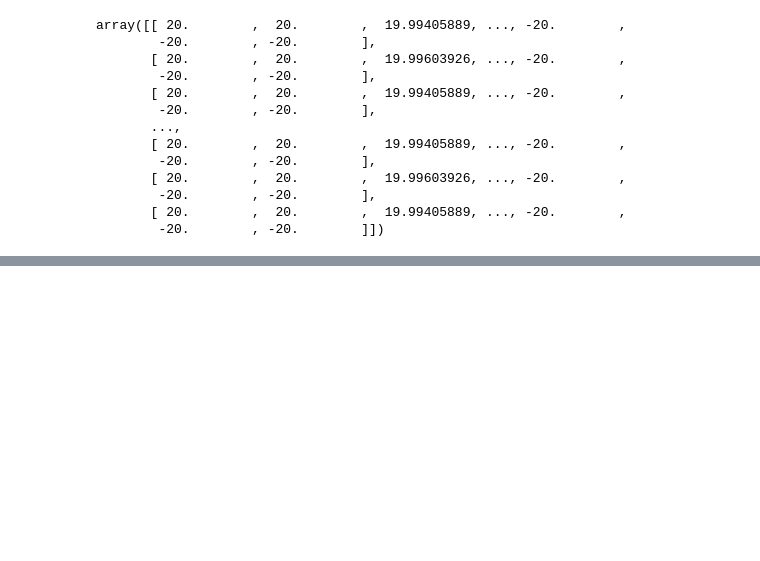
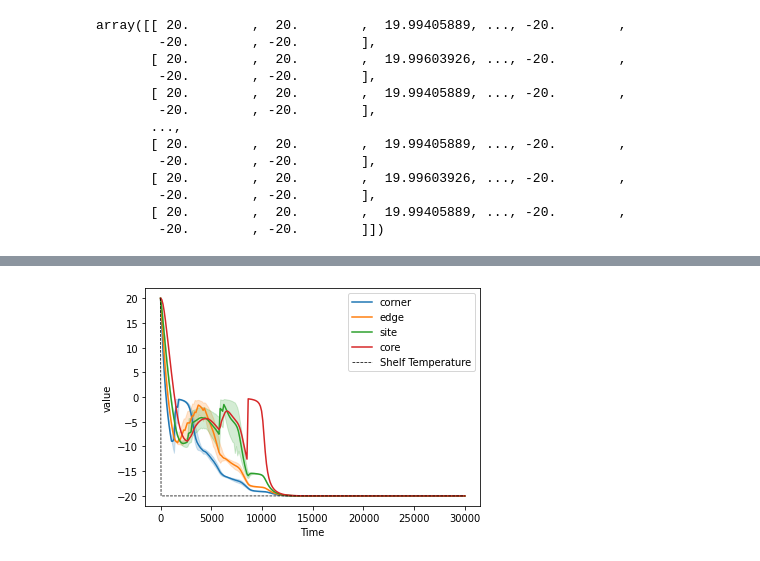
Before and after one commit to SPL-ethz/snow, a Jupyter notebook: development/Release_v1.1/validation_snowflake.ipynb, the cells around one changed output, grey strips where cells are left out. Saved outputs shown, nothing was run; the diff lists cells and outputs as text; code cells hidden in the pictures; blank space fills up the shorter version.

```diff
--- a/development/Release_v1.1/validation_snowflake.ipynb
+++ b/development/Release_v1.1/validation_snowflake.ipynb
@@ -70,0 +64,4 @@ ValueError: min() arg is an empty sequence
+# %%
+S.plot(what="temperature", kind="trajectory")
+# %% [output]
+[figure, added]
```
Also changed, not shown: parts of 7 cells of this notebook, 1 other file.
